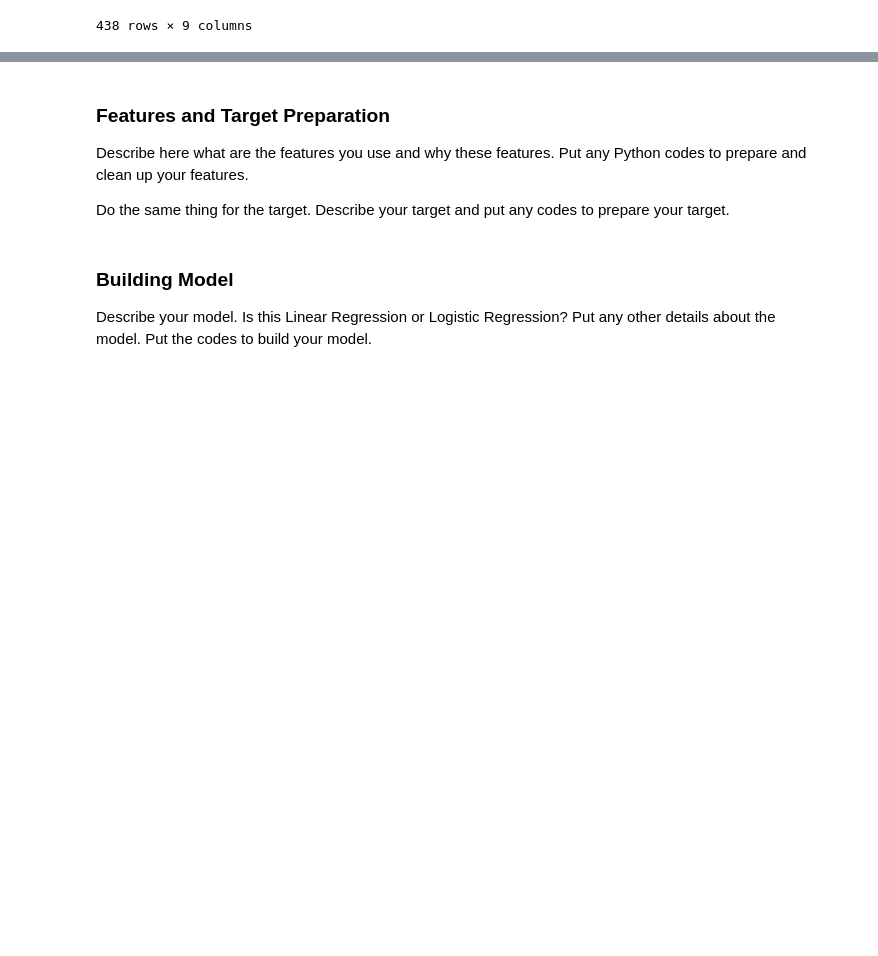
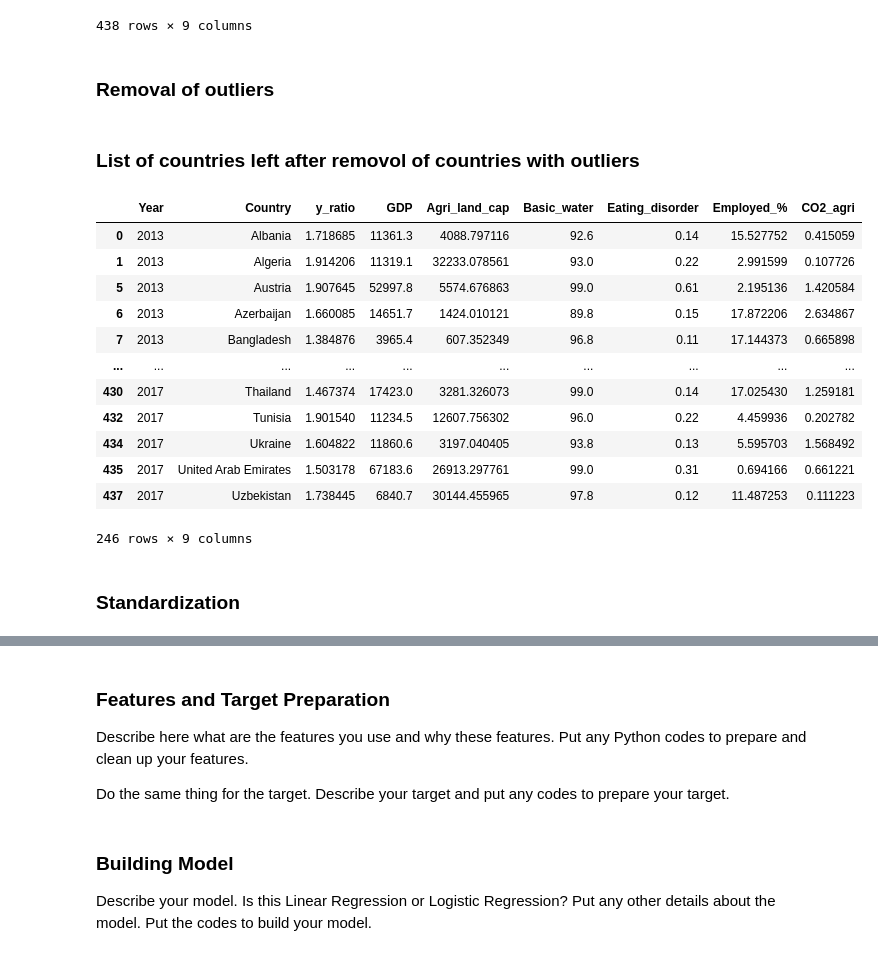
Before and after one commit to tanjoash/2D_data_driven_world, a Jupyter notebook: 2dwork/Project_Brief_Template.ipynb, the cells around one changed output, grey strips where cells are left out. Cells and saved outputs as stored; diff of their text form; code cells hidden in the pictures; blank space fills up the shorter version.

```diff
--- a/2dwork/Project_Brief_Template.ipynb
+++ b/2dwork/Project_Brief_Template.ipynb
@@ -625,12 +640,12 @@ df2017_combined = pd.read_csv("df2017_combined.csv")
 # %%
 # combine all five dataframes into one
-dfallyears_combined = pd.concat([df2013_combined, df2014_combined, df2015_combined, df2016_combined, df2017_combined])
+dfallyears_combined_1 = pd.concat([df2013_combined, df2014_combined, df2015_combined, df2016_combined, df2017_combined])
 # drop the extra column caused due to concat function
-dfallyears_combined = dfallyears_combined.drop(columns = "Unnamed: 0")
+dfallyears_combined_1 = dfallyears_combined_1.drop(columns = "Unnamed: 0")
 # set index from 0
-dfallyears_combined = dfallyears_combined.reset_index(drop=True)
+dfallyears_combined_1 = dfallyears_combined_1.reset_index(drop=True)
 # print dataframe
-dfallyears_combined
+dfallyears_combined_1
 
 # export dataframe
 # dfallyears_combined.to_csv("dfallyears_combined.csv")
@@ -648,3 +663,58 @@ dfallyears_combined
 | 436 | 2017 | Uruguay | 1.696937 | 23009.9 | 1.804085e+02 | 99.0 | 0.38 | 4.181898 | 9.940323 |
 | 437 | 2017 | Uzbekistan | 1.738445 | 6840.7 | 3.014446e+04 | 97.8 | 0.12 | 11.487253 | 0.111223 |
 438 rows × 9 columns
+# %% [markdown]
+### Removal of outliers
+# %%
+# write function to return the upper limit and lower limit based on IQR
+# df = dataframe; i = the name of the column
+def identify_upper_lower (df, i):
+    q3 = df[i].quantile (q = 0.75)
+    q1 = df[i].quantile (q = 0.25)
+    IQR = q3 - q1
+    upper_limit = q3 + 1.5 * IQR
+    lower_limit = q1 - 1.5 * IQR
+    return upper_limit, lower_limit
+# %% [markdown]
+### List of countries left after removol of countries with outliers
+# %%
+# identifier limit for each factor
+GDP_limit = identify_upper_lower(dfallyears_combined_1, "GDP")
+Agri_cap_limit = identify_upper_lower(dfallyears_combined_1, "Agri_land_cap")
+Water_limit = identify_upper_lower(dfallyears_combined_1, "Basic_water")
+Eating_limit = identify_upper_lower(dfallyears_combined_1, "Eating_disorder")
+Employed_limit = identify_upper_lower(dfallyears_combined_1, "Employed_%")
+CO2_limit = identify_upper_lower(dfallyears_combined_1, "CO2_agri")
+
+# removal of rows with outliers
+dfall_clean_1 = dfallyears_combined_1.copy()
+# remove GDP outlier
+dfall_clean_1 = dfall_clean_1.loc[(dfall_clean_1["GDP"] <= GDP_limit[0]) & (dfall_clean_1["GDP"] >= GDP_limit[1]), :]
+# remove Agriculture land per capita outlier
+dfall_clean_1 = dfall_clean_1.loc[(dfall_clean_1["Agri_land_cap"] <= Agri_cap_limit[0]) & (dfall_clean_1["Agri_land_cap"] >= Agri_cap_limit[1]), :]
+# remove basic water outlier
+dfall_clean_1 = dfall_clean_1.loc[(dfall_clean_1["Basic_water"] <= Water_limit[0]) & (dfall_clean_1["Basic_water"] >= Water_limit[1]), :]
+# remove eating disorder outlier
+dfall_clean_1 = dfall_clean_1.loc[(dfall_clean_1["Eating_disorder"] <= Eating_limit[0]) & (dfall_clean_1["Eating_disorder"] >= Eating_limit[1]), :]
+# remove percentage employed outlier
+dfall_clean_1 = dfall_clean_1.loc[(dfall_clean_1["Employed_%"] <= Employed_limit[0]) & (dfall_clean_1["Employed_%"] >= Employed_limit[1]), :]
+# remove CO2 emitted per agricultural land outlier
+dfall_clean_1 = dfall_clean_1.loc[(dfall_clean_1["CO2_agri"] <= CO2_limit[0]) & (dfall_clean_1["CO2_agri"] >= CO2_limit[1]), :]
+# print dataframe
+dfall_clean_1
+# %% [output]
+|  | Year | Country | y_ratio | GDP | Agri_land_cap | Basic_water | Eating_disorder | Employed_% | CO2_agri |
+| 0 | 2013 | Albania | 1.718685 | 11361.3 | 4088.797116 | 92.6 | 0.14 | 15.527752 | 0.415059 |
+| 1 | 2013 | Algeria | 1.914206 | 11319.1 | 32233.078561 | 93.0 | 0.22 | 2.991599 | 0.107726 |
+| 5 | 2013 | Austria | 1.907645 | 52997.8 | 5574.676863 | 99.0 | 0.61 | 2.195136 | 1.420584 |
+| 6 | 2013 | Azerbaijan | 1.660085 | 14651.7 | 1424.010121 | 89.8 | 0.15 | 17.872206 | 2.634867 |
+| 7 | 2013 | Bangladesh | 1.384876 | 3965.4 | 607.352349 | 96.8 | 0.11 | 17.144373 | 0.665898 |
+| ... | ... | ... | ... | ... | ... | ... | ... | ... | ... |
+| 430 | 2017 | Thailand | 1.467374 | 17423.0 | 3281.326073 | 99.0 | 0.14 | 17.025430 | 1.259181 |
+| 432 | 2017 | Tunisia | 1.901540 | 11234.5 | 12607.756302 | 96.0 | 0.22 | 4.459936 | 0.202782 |
+| 434 | 2017 | Ukraine | 1.604822 | 11860.6 | 3197.040405 | 93.8 | 0.13 | 5.595703 | 1.568492 |
+| 435 | 2017 | United Arab Emirates | 1.503178 | 67183.6 | 26913.297761 | 99.0 | 0.31 | 0.694166 | 0.661221 |
+| 437 | 2017 | Uzbekistan | 1.738445 | 6840.7 | 30144.455965 | 97.8 | 0.12 | 11.487253 | 0.111223 |
+246 rows × 9 columns
+# %% [markdown]
+### Standardization
```
Also changed, not shown: parts of 45 cells of this notebook, 1 other file.
